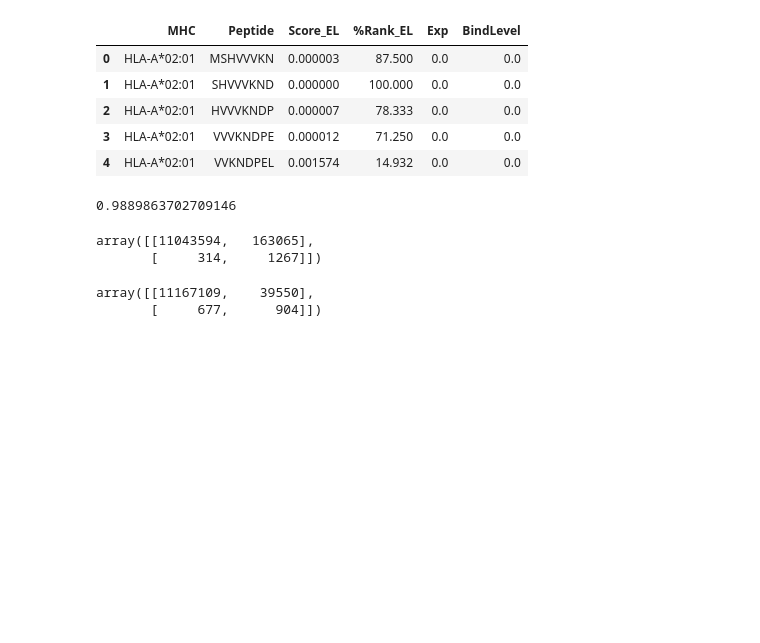
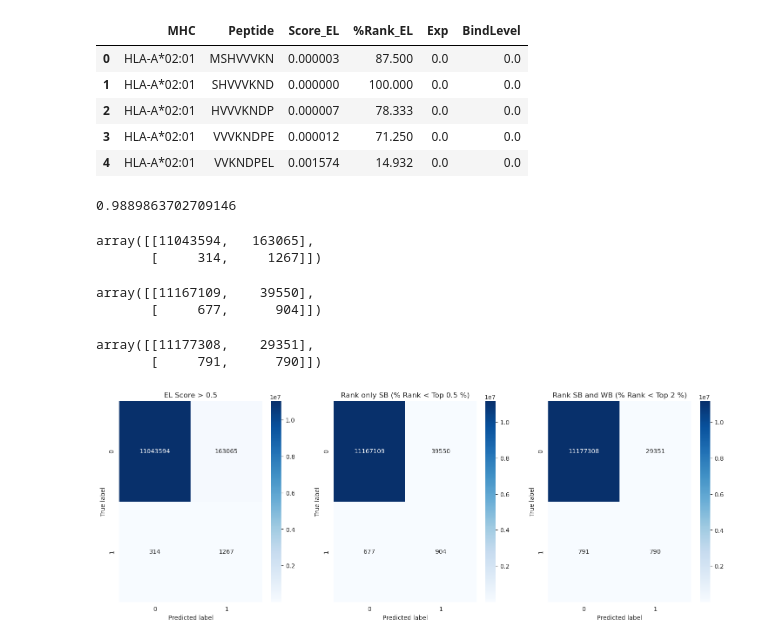
Before and after one commit to annadiarov/nimbus, a Jupyter notebook: notebooks/4.0-amdr-analyse-netmhcpan-performance-on-testset.ipynb, the cells around one changed output. Cells and saved outputs as stored; diff of their text form; code cells hidden in the pictures; blank space fills up the shorter version.

Commit message:
feat(notebooks): Add confusion matrix plots

```diff
--- a/notebooks/4.0-amdr-analyse-netmhcpan-performance-on-testset.ipynb
+++ b/notebooks/4.0-amdr-analyse-netmhcpan-performance-on-testset.ipynb
@@ -90,14 +90,49 @@ roc_auc_score(cd8_netmhcpan_df['Exp'], cd8_netmhcpan_df['Score_EL'])
 # %%
 # compute confusion matrix
 from sklearn.metrics import confusion_matrix
-confusion_matrix(cd8_netmhcpan_df['Exp'],
-                 cd8_netmhcpan_df['BindLevel'] > 0.4) # 0.4 is the threshold to include WB and SB
+cm_rank_swb = confusion_matrix(
+    cd8_netmhcpan_df['Exp'],
+    cd8_netmhcpan_df['BindLevel'] > 0.4  # 0.4 is the threshold to include WB and SB
+)
+cm_rank_swb
 # %% [output]
 array([[11043594,   163065],
        [     314,     1267]])
 # %%
-confusion_matrix(cd8_netmhcpan_df['Exp'],
-                 cd8_netmhcpan_df['BindLevel'] > 0.6) # 0.6 is the threshold to NOT include WB (SB only)
+cm_rank_sb = confusion_matrix(
+    cd8_netmhcpan_df['Exp'],
+    cd8_netmhcpan_df['BindLevel'] > 0.6 # 0.6 is the threshold to NOT include WB (SB only)
+)
+cm_rank_sb
 # %% [output]
 array([[11167109,    39550],
        [     677,      904]])
+# %%
+cm_el_score = confusion_matrix(
+    cd8_netmhcpan_df['Exp'],
+    cd8_netmhcpan_df['Score_EL'] > 0.5
+)
+cm_el_score
+# %% [output]
+array([[11177308,    29351],
+       [     791,      790]])
+# %%
+# plot the three confusion matrices
+import matplotlib.pyplot as plt
+import seaborn as sns
+
+fig, axs = plt.subplots(1, 3, figsize=(18, 6))
+sns.heatmap(cm_el_score, annot=True, fmt='d', ax=axs[2], cmap='Blues')
+axs[0].set_title('EL Score > 0.5')
+sns.heatmap(cm_rank_sb, annot=True, fmt='d', ax=axs[1], cmap='Blues')
+axs[1].set_title('Rank only SB (% Rank < Top 0.5 %)')
+sns.heatmap(cm_rank_swb, annot=True, fmt='d', ax=axs[0], cmap='Blues')
+axs[2].set_title('Rank SB and WB (% Rank < Top 2 %)')
+
+for i in range(3):
+    axs[i].set_xlabel('Predicted label')
+    axs[i].set_ylabel('True label')
+
+plt.show()
+# %% [output]
+[figure, added]
```
